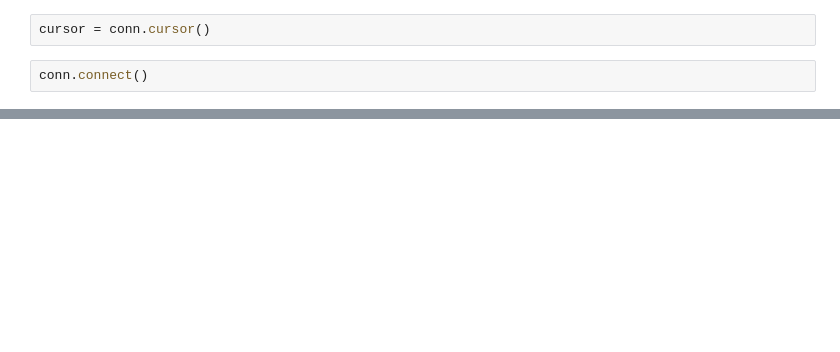
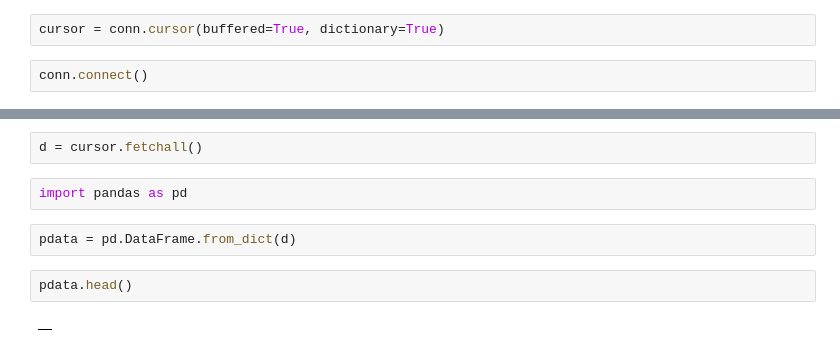
Before and after one commit to mostafashahin/AusKidTalk, a Jupyter notebook: Test_Aligner.ipynb, the cells around one changed output, grey strips where cells are left out. Drawn from its saved outputs; the diff is of its cells as text; blank space fills up the shorter version.

```diff
--- a/Test_Aligner.ipynb
+++ b/Test_Aligner.ipynb
@@ -631,4 +567,4 @@ conn.close()
 # %%
-cursor = conn.cursor()
+cursor = conn.cursor(buffered=True, dictionary=True)
 # %%
 conn.connect()
@@ -644,0 +577,10 @@ ProgrammingError: 1054 (42S22): Unknown column 'hh' in 'field list'
+# %%
+d = cursor.fetchall()
+# %%
+import pandas as pd
+# %%
+pdata = pd.DataFrame.from_dict(d)
+# %%
+pdata.head()
+# %% [output]
+|  |
```
Also changed, not shown: parts of 66 cells of this notebook, 2 other files.
